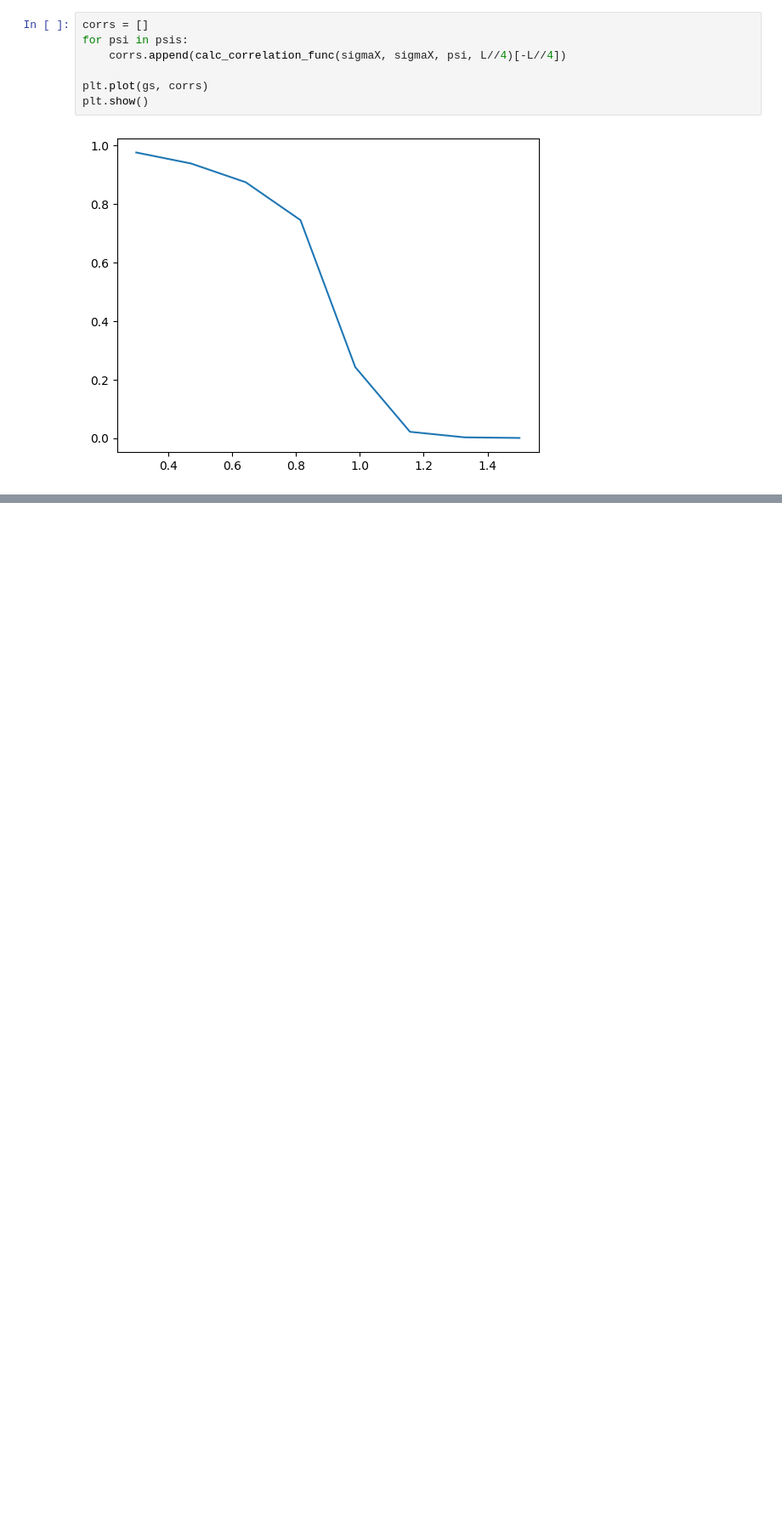
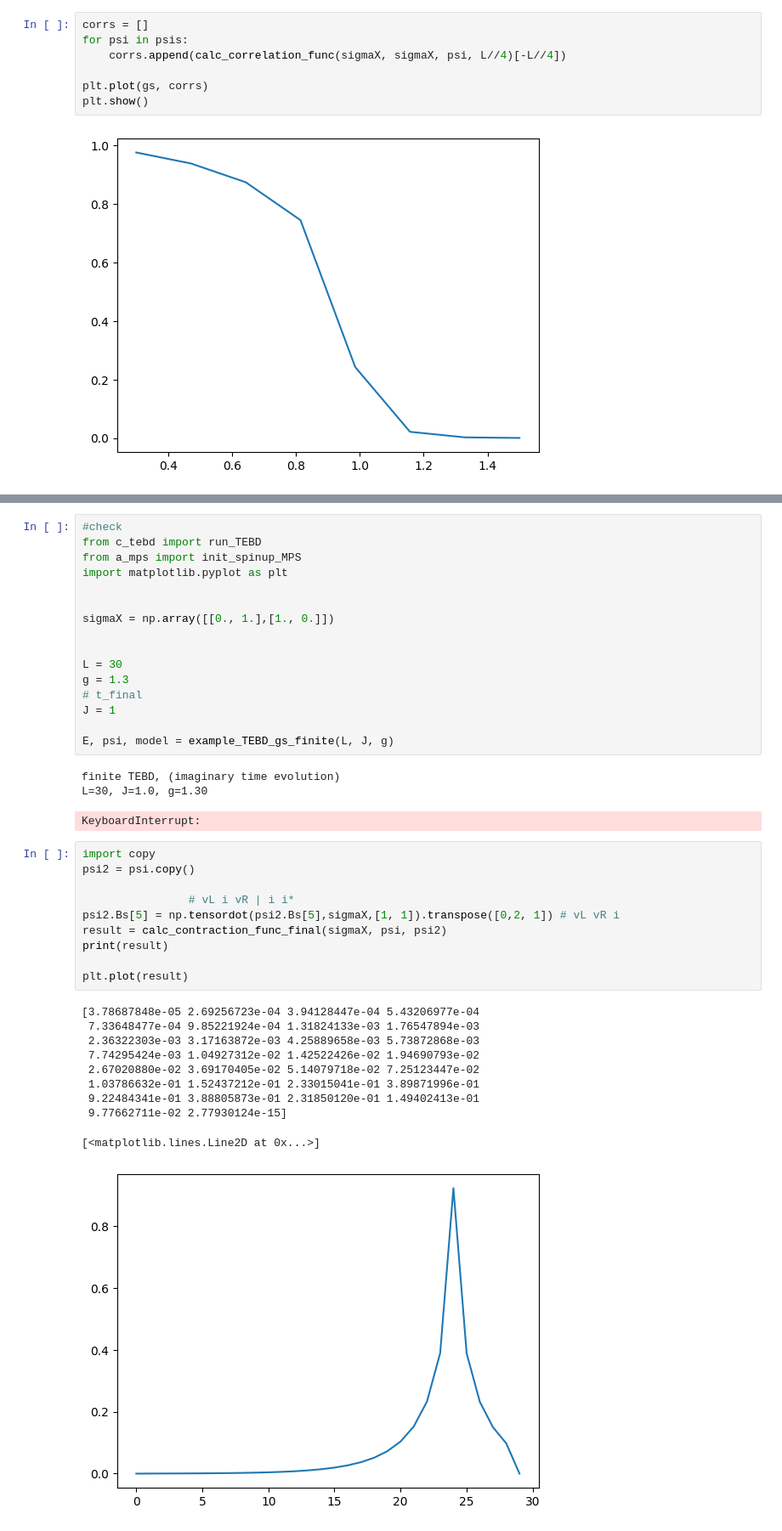
Before and after one commit to rbudai98/University, a Jupyter notebook: FOPRA_32/final_version/notebook_c.ipynb, the cells around one changed output, grey strips where cells are left out. Shown at 85% size. Saved outputs shown, nothing was run; the diff lists cells and outputs as text; blank space fills up the shorter version.

```diff
--- a/FOPRA_32/final_version/notebook_c.ipynb
+++ b/FOPRA_32/final_version/notebook_c.ipynb
@@ -262,0 +350,41 @@ plt.show()
+# %%
+#check
+from c_tebd import run_TEBD
+from a_mps import init_spinup_MPS
+import matplotlib.pyplot as plt
+
+
+sigmaX = np.array([[0., 1.],[1., 0.]])
+
+
+L = 30
+g = 1.3
+# t_final
+J = 1
+
+E, psi, model = example_TEBD_gs_finite(L, J, g)
+# %% [output]
+finite TEBD, (imaginary time evolution)
+L=30, J=1.0, g=1.30
+KeyboardInterrupt:
+# %%
+import copy
+psi2 = psi.copy()
+
+                # vL i vR | i i*
+psi2.Bs[5] = np.tensordot(psi2.Bs[5],sigmaX,[1, 1]).transpose([0,2, 1]) # vL vR i
+result = calc_contraction_func_final(sigmaX, psi, psi2)
+print(result)
+
+plt.plot(result)
+# %% [output]
+[3.78687848e-05 2.69256723e-04 3.94128447e-04 5.43206977e-04
+ 7.33648477e-04 9.85221924e-04 1.31824133e-03 1.76547894e-03
+ 2.36322303e-03 3.17163872e-03 4.25889658e-03 5.73872868e-03
+ 7.74295424e-03 1.04927312e-02 1.42522426e-02 1.94690793e-02
+ 2.67020880e-02 3.69170405e-02 5.14079718e-02 7.25123447e-02
+ 1.03786632e-01 1.52437212e-01 2.33015041e-01 3.89871996e-01
+ 9.22484341e-01 3.88805873e-01 2.31850120e-01 1.49402413e-01
+ 9.77662711e-02 2.77930124e-15]
+[<matplotlib.lines.Line2D at 0x...>]
+[figure, added]
```
Also changed, not shown: parts of 4 cells of this notebook.
